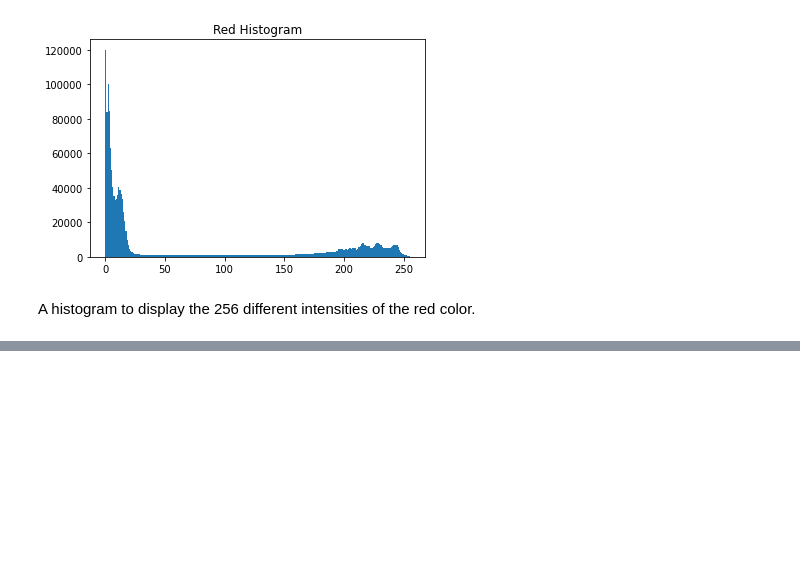
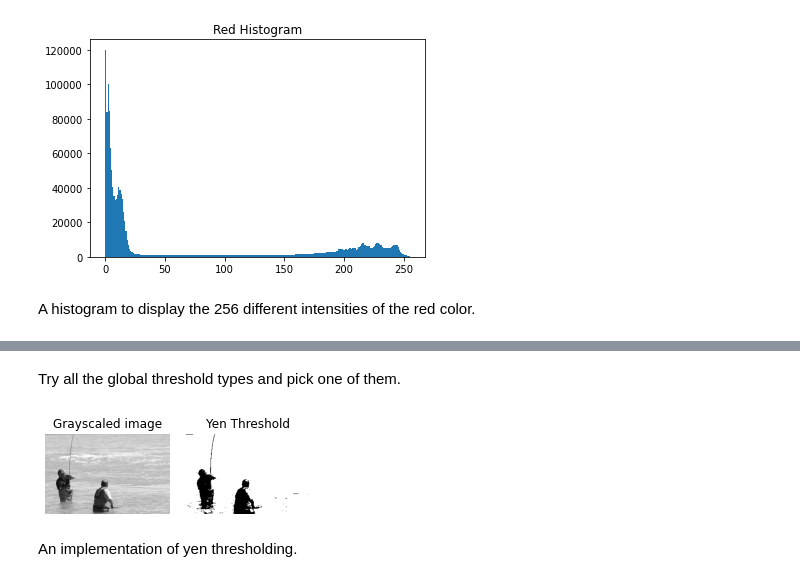
Before and after one commit to Gizem-kaya/Image-Processing-with-Python, a Jupyter notebook: firststepsofip.ipynb, the cells around one changed output, grey strips where cells are left out. Cells and saved outputs as stored; diff of their text form; code cells hidden in the pictures; blank space fills up the shorter version.

```diff
--- a/firststepsofip.ipynb
+++ b/firststepsofip.ipynb
@@ -105,0 +126,25 @@ A histogram to display the 256 different intensities of the red color.
+# %% [markdown]
+Try all the global threshold types and pick one of them.
+# %%
+global_jpg = plt.imread("global.jpg")
+global_jpg = color.rgb2gray(global_jpg)
+
+threshold_for_yen = threshold_yen(global_jpg)
+binary_global = global_jpg > threshold_for_yen
+
+plt.subplot(1, 3, 1)
+plt.imshow(global_jpg)
+plt.title("Grayscaled image")
+plt.axis('off')
+
+plt.subplot(1, 3, 2)
+plt.imshow(binary_global)
+plt.title("Yen Threshold")
+plt.axis('off')
+
+plt.tight_layout()
+plt.show()
+# %% [output]
+[figure, added]
+# %% [markdown]
+An implementation of yen thresholding.
```
Also changed, not shown: parts of 4 cells of this notebook.
